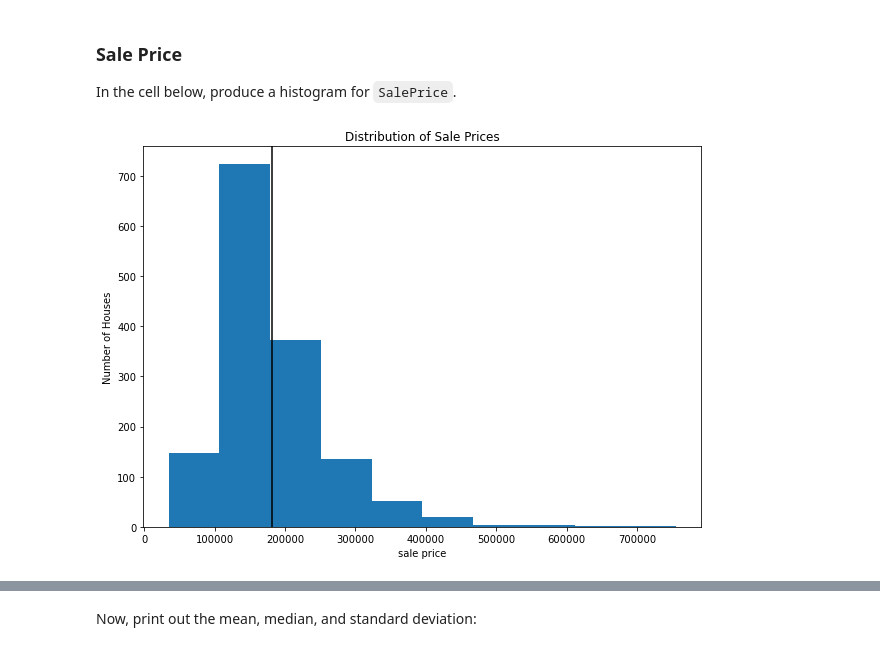
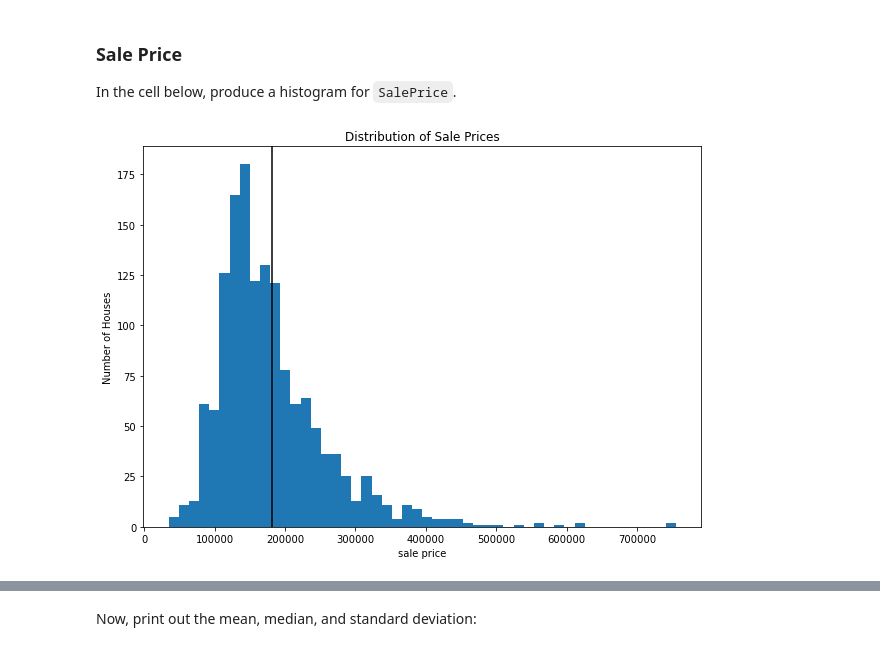
Before and after one commit to Muramati/dsc-pandas-eda-lab, a Jupyter notebook: index.ipynb, the cells around one changed output, grey strips where cells are left out. Cells and saved outputs as stored; diff of their text form; code cells hidden in the pictures.

```diff
--- a/index.ipynb
+++ b/index.ipynb
@@ -166,10 +166,10 @@ Each histogram should have appropriate title and axes labels, as well as a black
 In the cell below, produce a histogram for `SalePrice`.
 # %%
 # Your code here
-ax = df['SalePrice'].plot.hist(title ="Distribution of Sale Prices",figsize=(10,7))
+ax = df['SalePrice'].plot.hist(title ="Distribution of Sale Prices",figsize=(10,7), bins = 50)
 mean = df['SalePrice'].mean()
 ax.set_xlabel('sale price')
 ax.axvline(mean, color="black")
 ax.set_ylabel('Number of Houses');
 # %% [output]
-[figure, old version]
+[figure, new version]
```
Also changed, not shown: parts of 15 cells of this notebook.
